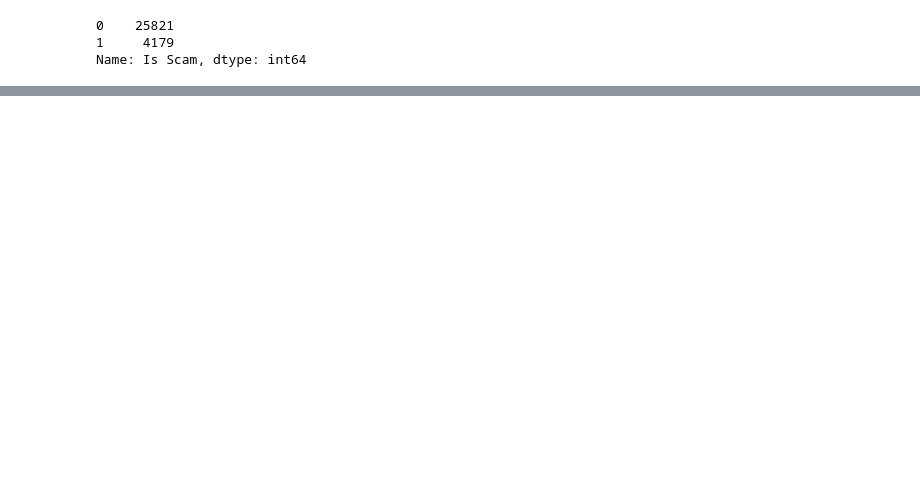
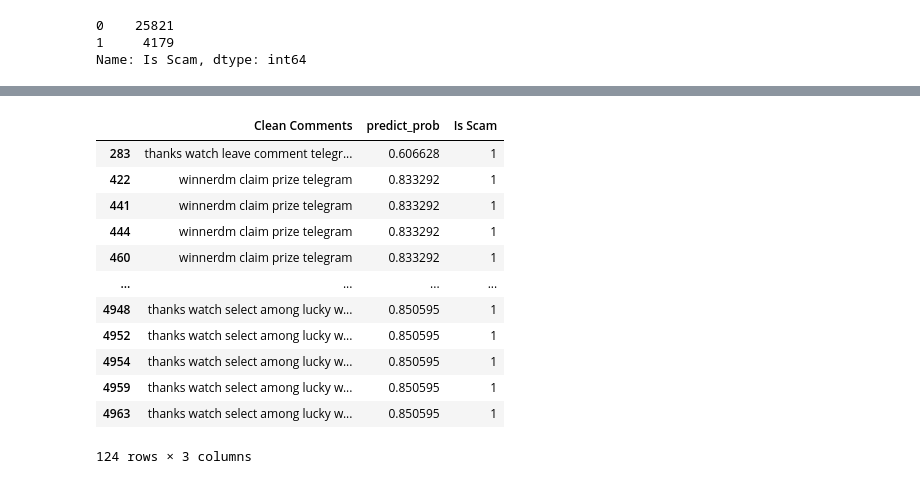
Before and after one commit to Pristzilla/HackUPCTeamRocket, a Jupyter notebook: Classification.ipynb, the cells around one changed output, grey strips where cells are left out. Drawn from its saved outputs; the diff is of its cells as text; code cells hidden in the pictures; blank space fills up the shorter version.

```diff
--- a/Classification.ipynb
+++ b/Classification.ipynb
@@ -154,9 +169,6 @@ train.head()
 # %%
 train['Clean text tokens']=[nltk.word_tokenize(i) for i in train['Clean Comment']]
-model = Word2Vec(train['Clean text tokens'],min_count=1)
-w2v = dict(zip(model.wv.index_to_key, model.wv.vectors))
+train['Clean Username tokens'] = [nltk.word_tokenize(i) for i in train['Clean Username']]
 
 X_train, X_test, y_train, y_test = train_test_split(train['Clean Comment'], train['Is Scam'], test_size=0.4, shuffle=True)
-
-X_train_tok = [nltk.word_tokenize(i) for i in X_train]
-X_test_tok = [nltk.word_tokenize(i) for i in X_test]
+X_train_author, X_test_author, y_train_author, y_test_author = train_test_split(train['Clean Username'], train['Is Scam'], test_size=0.4, shuffle=True)
@@ -194,3 +175,11 @@ X_test_vectors_w2v = modelw.transform(X_test_tok)
+# %%
+#Tf-Idf
+tfidf_vectorizer = TfidfVectorizer(use_idf=True)
+X_train_vectors_tfidf = tfidf_vectorizer.fit_transform(X_train)
+X_test_vectors_tfidf = tfidf_vectorizer.transform(X_test)
+
+X_train_author_vectors_tfidf = tfidf_vectorizer.fit_transform(X_train_author)
+X_test_author_vectors_tfidf = tfidf_vectorizer.transform(X_test_author)
 # %%
 #FITTING THE CLASSIFICATION MODEL using Logistic Regression(tf-idf)
 lr_tfidf=LogisticRegression(solver = 'liblinear', C=10, penalty = 'l2')
@@ -207,0 +210,14 @@ print('AUC:', roc_auc)
+# %%
+#FITTING THE CLASSIFICATION MODEL using Logistic Regression(tf-idf)
+lr_tfidf=LogisticRegression(solver = 'liblinear', C=10, penalty = 'l2')
+lr_tfidf.fit(X_train_author_vectors_tfidf, y_train_author)  #model
+
+y_predict_author = lr_tfidf.predict(X_test_author_vectors_tfidf)
+y_prob_author = lr_tfidf.predict_proba(X_test_author_vectors_tfidf)[:,1]
+
+print(classification_report(y_test_author,y_predict_author))
+print('Confusion Matrix:',confusion_matrix(y_test_author, y_predict_author))
+
+fpr, tpr, thresholds = roc_curve(y_test_author, y_prob_author)
+roc_auc = auc(fpr, tpr)
+print('AUC:', roc_auc)
@@ -208,13 +237,22 @@ print('AUC:', roc_auc)
 # %%
 #Pre-processing the new dataset
 test['Clean Comments'] = test['Comments'].apply(lambda x: finalpreprocess(x)) #preprocess the data
+test['Clean Username'] = test['Author'].apply(lambda x: finalpreprocess(x)) #preprocess the data
+
 X_test=test['Clean Comments']
+X_test_author = test['Clean Username']
 #converting words to numerical data using tf-idf
 X_vector=tfidf_vectorizer.transform(X_test)
+X_vector_author = tfidf_vectorizer.transform(X_test_author)
 #use the best model to predict 'target' value for the new dataset
 y_predict = lr_tfidf.predict(X_vector)
 y_prob = lr_tfidf.predict_proba(X_vector)[:,1]
 
+y_predict_author = lr_tfidf.predict(X_vector_author)
+y_prob_author = lr_tfidf.predict_proba(X_vector_author)[:,1]
+
 test['predict_prob']= y_prob
 test['Is Scam']= y_predict
-final=test[['Clean Comments', 'predict_prob', 'Is Scam']].reset_index(drop=True)
+test['author_predict_prob'] = y_prob_author
+test['Is Scam _author'] = y_predict_author
+final=test[['Clean Comments', 'Clean Username', 'predict_prob', 'author_predict_prob', 'Is Scam', 'Is Scam _author']].reset_index(drop=True)
@@ -222,0 +259,16 @@ final
+# %%
+final[final['Is Scam'] == True]
+# %% [output]
+|  | Clean Comments | predict_prob | Is Scam |
+| 283 | thanks watch leave comment telegr... | 0.606628 | 1 |
+| 422 | winnerdm claim prize telegram | 0.833292 | 1 |
+| 441 | winnerdm claim prize telegram | 0.833292 | 1 |
+| 444 | winnerdm claim prize telegram | 0.833292 | 1 |
+| 460 | winnerdm claim prize telegram | 0.833292 | 1 |
+| ... | ... | ... | ... |
+| 4948 | thanks watch select among lucky w... | 0.850595 | 1 |
+| 4952 | thanks watch select among lucky w... | 0.850595 | 1 |
+| 4954 | thanks watch select among lucky w... | 0.850595 | 1 |
+| 4959 | thanks watch select among lucky w... | 0.850595 | 1 |
+| 4963 | thanks watch select among lucky w... | 0.850595 | 1 |
+124 rows × 3 columns
```
Also changed, not shown: parts of 8 cells of this notebook.
